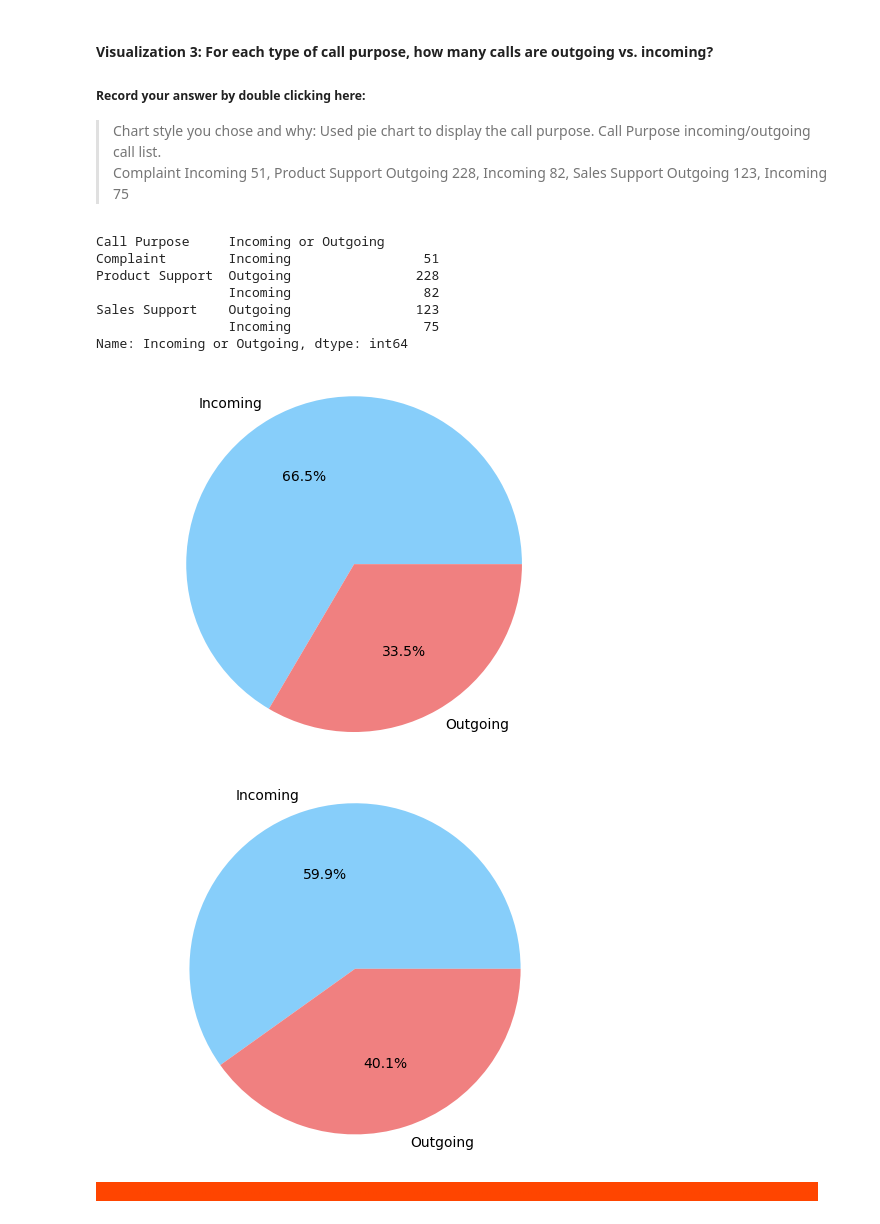
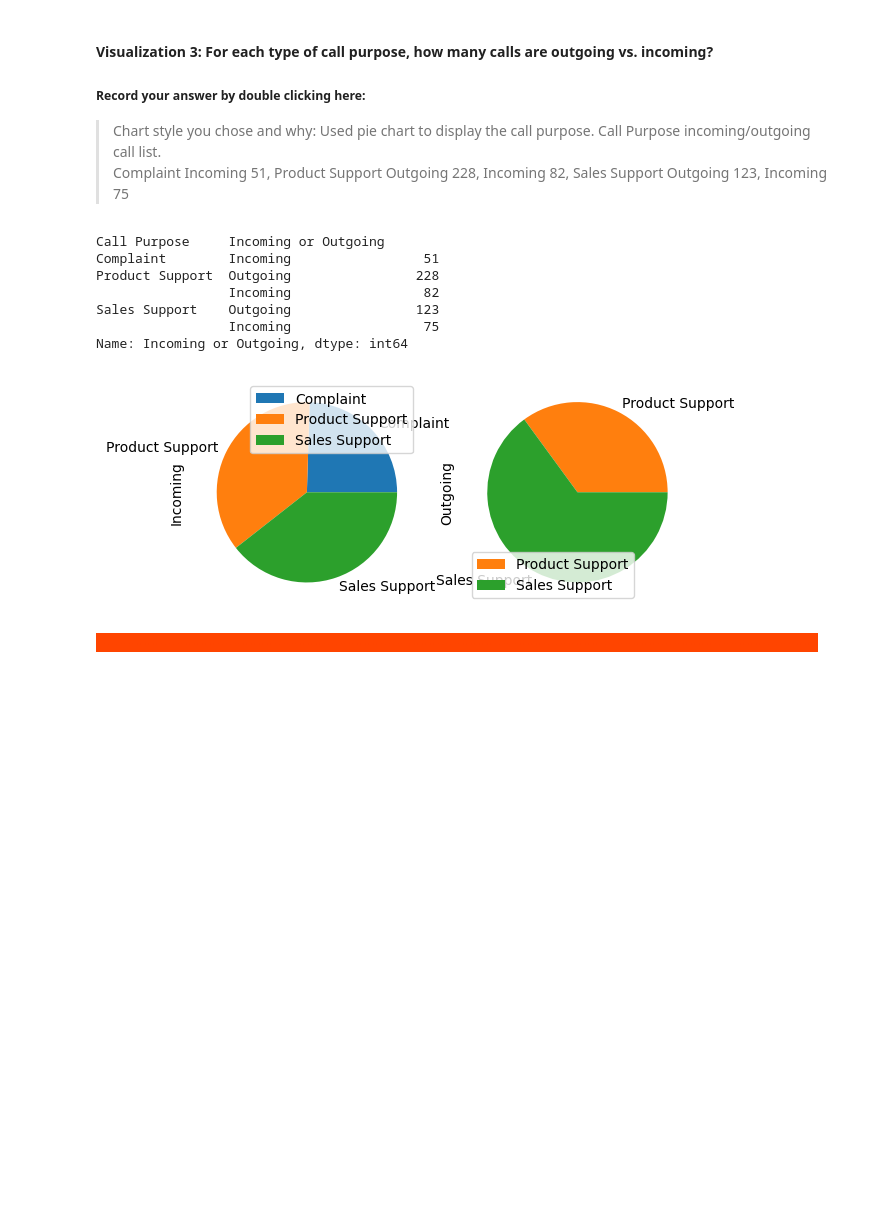
Before and after one commit to subhashinifnu/call-center-cleanup-assignment, a Jupyter notebook: Call_Center_Cleanup-Copy1.ipynb, the cells around one changed output. Cells and saved outputs as stored; diff of their text form; code cells hidden in the pictures; blank space fills up the shorter version.

```diff
--- a/Call_Center_Cleanup-Copy1.ipynb
+++ b/Call_Center_Cleanup-Copy1.ipynb
@@ -622,47 +623,30 @@ Sales Support    Outgoing                123,
 # %%
 # Create visualization 3 here:
 # The three dictionaries, complaints, sales_support, and product_support, have the information you need
 
 purpose_group = df.groupby("Call Purpose")
 call_purpose = ["Complaint", "Product Support", "Sales Support"]
 purpose_counts = purpose_group["Incoming or Outgoing"].value_counts()
 print(purpose_counts)
 
 complaints = purpose_counts["Complaint"].to_dict()
 sales_support = purpose_counts["Sales Support"].to_dict()
 product_support = purpose_counts["Product Support"].to_dict()
 
 #Your Code Here:
-#North branch
-north_branch_calls = df[df["Branch"] == "North"]
-north_call_purpose = north_branch_calls["Incoming or Outgoing"].value_counts()
+callsPieChart=pd.DataFrame([complaints,sales_support,product_support],index=call_purpose)
+callsPieChart.plot.pie(subplots=True)
 
-call_labels = ["Incoming", "Outgoing"]
-call_colors = ["lightskyblue", "lightcoral"]
-plt.pie(north_call_purpose, labels=call_labels, colors=call_colors,autopct="%1.1f%%")
-
-plt.title='North Branch'
-plt.axis("equal")
 plt.show()
-
-# South Branch
-south_branch_calls = df[df["Branch"] == "South"]
-south_call_purpose = south_branch_calls["Incoming or Outgoing"].value_counts()
-
-plt.pie(south_call_purpose, labels=call_labels, colors=call_colors, autopct="%1.1f%%")
-plt.title="South Branch"
-plt.axis("equal")
-plt.show()
 # %% [output]
 Call Purpose     Incoming or Outgoing
 Complaint        Incoming                 51
 Product Support  Outgoing                228
                  Incoming                 82
 Sales Support    Outgoing                123
                  Incoming                 75
 Name: Incoming or Outgoing, dtype: int64
-[figure, old version]
+[figure, new version]
-[figure, removed]
 # %% [markdown]
 <span style="background-color:orangered; color:orangered;">- - - - - - - - - - - - - - - - - - - - - - - - - - - - - - - - - - - - - - - - - - - - - - - - - - - - - - - - - - - - - - - - - - - - - - - - - - - - - - - - - - - - - - - - -</span>
 # %% [markdown]
```
Also changed, not shown: parts of 2 cells of this notebook.
